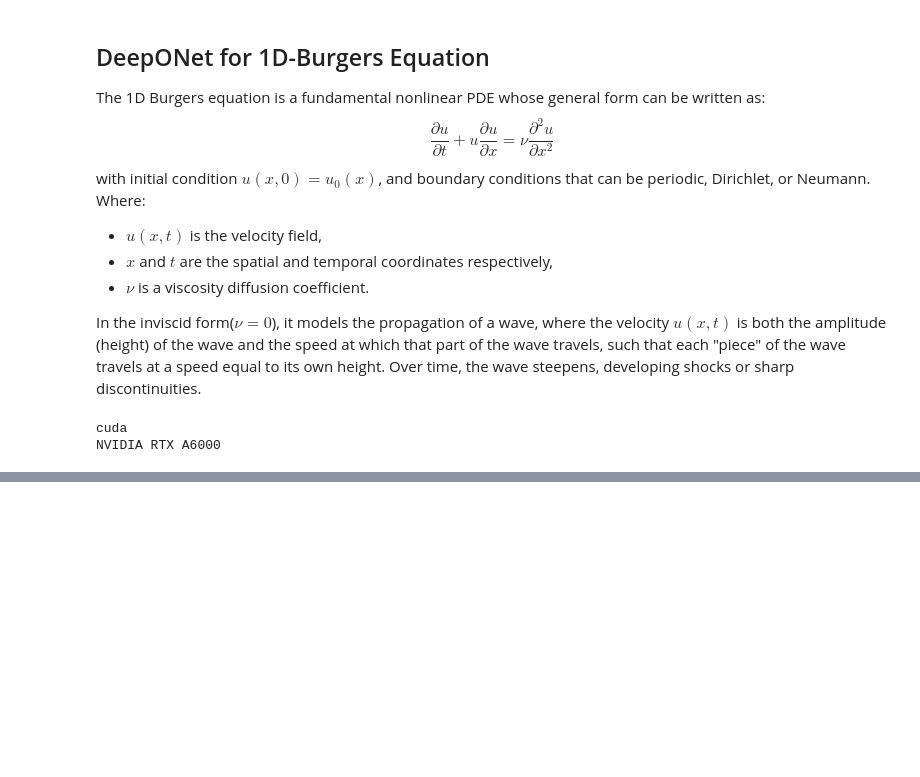
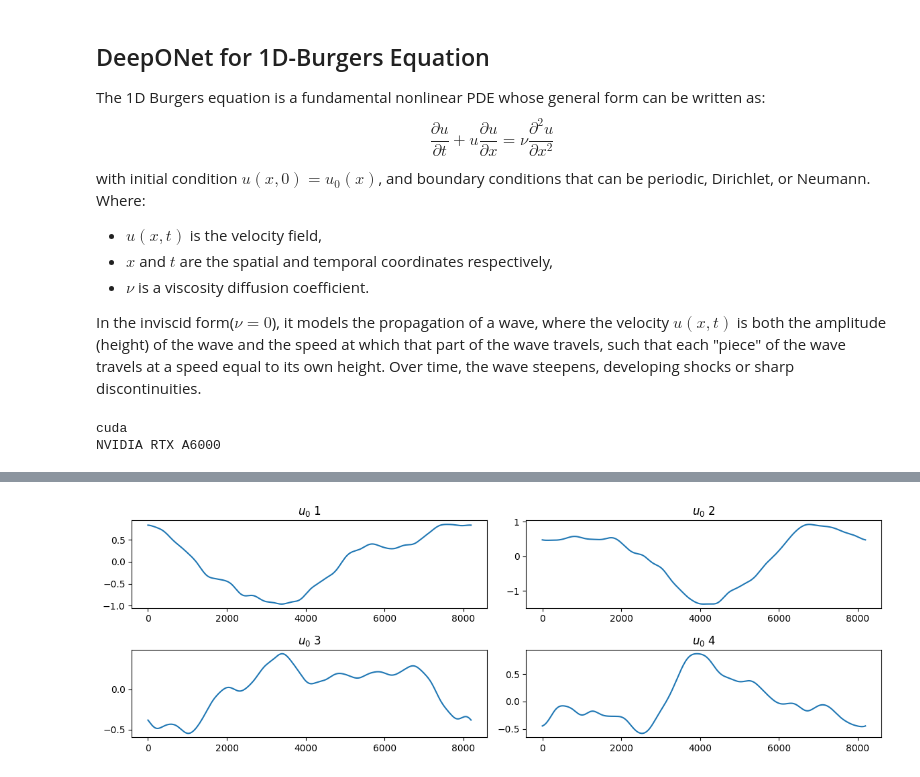
Before and after one commit to oduolaidrisA/Scientific-Machine-Learning, a Jupyter notebook: DeepONet_for_Burgers_equation_1d.ipynb, the cells around one changed output, grey strips where cells are left out. Drawn from its saved outputs; the diff is of its cells as text; code cells hidden in the pictures; blank space fills up the shorter version.

```diff
--- a/DeepONet_for_Burgers_equation_1d.ipynb
+++ b/DeepONet_for_Burgers_equation_1d.ipynb
@@ -42,0 +88,7 @@ NVIDIA RTX A6000
+# %%
+burgers_data = loadmat(cfg.dataset_path)
+# %%
+keys_list = [key for key in burgers_data]
+print(f"There are {len(keys_list[3:])} keys in the dataset")  #Remove metadata
+for i, key_list in enumerate(keys_list[3:]):
+    print(f"No. {i+1}: key {key_list} is of type {type(burgers_data[key_list])} and of shape {burgers_data[key_list].shape}")
@@ -42,0 +108,11 @@ NVIDIA RTX A6000
+# %%
+u0 = burgers_data[keys_list[3]]
+plt.figure(figsize = (12,4))
+for i in range(4):
+    plt.subplot(2,2, i+1)
+    plt.plot(u0[i], label = f"Initial condition {i+1}")
+    plt.title(f"$u_0$ {i+1}")
+plt.tight_layout()
+plt.show()
+# %% [output]
+[figure, added]
```
Also changed, not shown: parts of 10 cells of this notebook.
